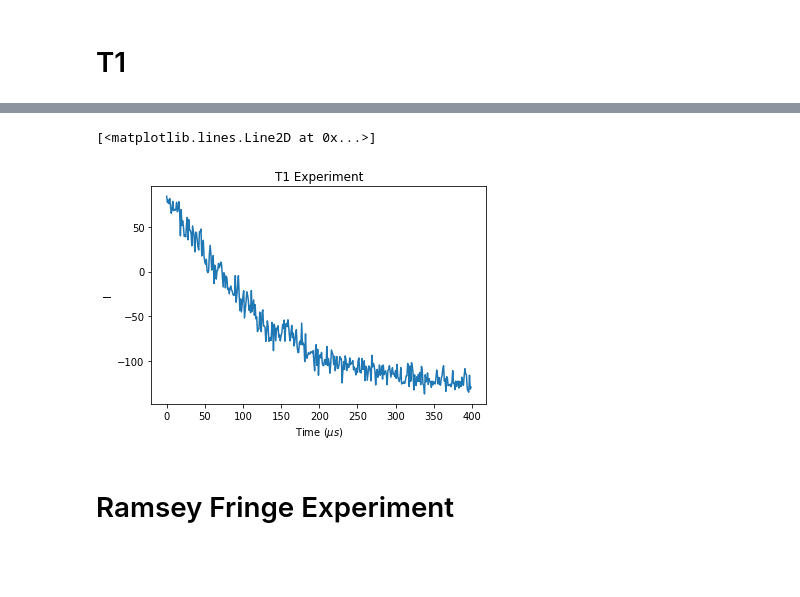
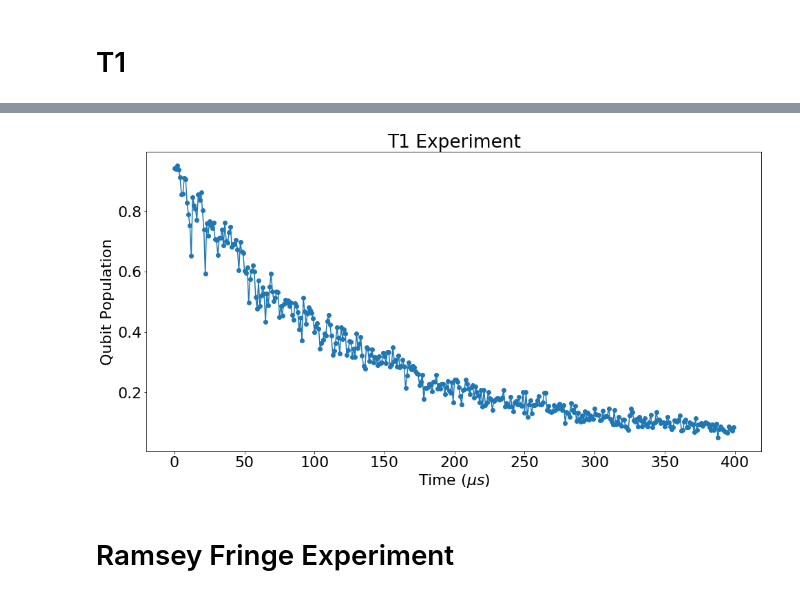
Before and after one commit to openquantumhardware/qick, a Jupyter notebook: pynq_demos/06_qubit_demos.ipynb, the cells around one changed output, grey strips where cells are left out. Drawn from its saved outputs; the diff is of its cells as text; code cells hidden in the pictures; blank space fills up the shorter version.

```diff
--- a/pynq_demos/06_qubit_demos.ipynb
+++ b/pynq_demos/06_qubit_demos.ipynb
@@ -194,15 +194,13 @@ for f in tqdm(fpts):
 
 results=np.transpose(results)
 
+amps=np.abs(results[0][0]+1j*results[0][1])
+
 plt.figure(dpi=300)
 plt.subplot(111,title="Resonator Spectroscopy", xlabel="Resonator Frequency (MHz)", ylabel="Amp. (adc level)")
 
-#plt.plot(fpts, results[5],'.-')
-plt.plot(fpts, results[2],'.-')
-max_freq=fpts[np.argmax(results[5])]
-f_res=max_freq
-print(max_freq, max(results[5]))
-#axvline(f_res+.18)
+plt.plot(fpts, amps,'o-')
+max_freq=fpts[np.argmax(amps)]
 plt.show()
 # %% [output]
 [interactive output not drawn]
@@ -234,8 +231,8 @@ class SingleShotProgram(RAveragerProgram):
 
         # add qubit and readout pulses to respective channels
         self.add_pulse(ch=self.cfg["qubit_ch"], name="qubit",style="arb",
-                       idata=gauss(mu=cfg["sigma"]*16*4/2,si=cfg["sigma"]*16,length=4*cfg["sigma"]*16,maxv=32000),
-                       qdata=0*gauss(mu=cfg["sigma"]*16*4/2,si=cfg["sigma"]*16,length=4*cfg["sigma"]*16,maxv=32000))
+                       idata=gauss(mu=cfg["sigma"]*16*4/2,si=cfg["sigma"]*16,length=4*cfg["sigma"]*16,maxv=2**15-1),
+                       qdata=0*gauss(mu=cfg["sigma"]*16*4/2,si=cfg["sigma"]*16,length=4*cfg["sigma"]*16,maxv=2**15-1))
         self.add_pulse(ch=self.cfg["res_ch"], name="measure",style="const", length=self.cfg["readout_length"])
 
         # pre-initialize pulses
@@ -282,8 +279,9 @@ config={**hw_cfg,**readout_cfg,**qubit_cfg,**expt_cfg} #combine configs
 ssp=SingleShotProgram(cfg=config)
 di0, dq0, di1, dq1 = ssp.acquire(soc, load_pulses=True,progress=True, debug=False)
 
-fid, angle = hist(data=[di0[0], dq0[0], di0[1], dq0[1]],  plot=True, ran=600)
-print('Optimal fidelity after rotation = %.3f' % fid)
+fid, threshold, angle = hist(data=[di0[0], dq0[0], di0[1], dq0[1]],  plot=True, ran=600)
+#print('Optimal fidelity after rotation = %.3f' % fid)
 readout_cfg["res_phase"]=deg2reg(-angle*180/pi)
+readout_cfg["threshold"]=round(threshold)
 # %% [output]
 [interactive output not drawn]
@@ -473,7 +466,7 @@ class T1Program(RAveragerProgram):
         self.cfg["adc_freqs"]=[adcfreq(cfg["f_res"])]*2
 
         # add qubit and readout pulses to respective channels
-        self.add_pulse(ch=self.cfg["qubit_ch"], name="qubit",style="arb", idata=gauss(mu=cfg["sigma"]*16*4/2,si=cfg["sigma"]*16,length=4*cfg["sigma"]*16,maxv=32000))
+        self.add_pulse(ch=self.cfg["qubit_ch"], name="qubit",style="arb", idata=gauss(mu=cfg["sigma"]*16*4/2,si=cfg["sigma"]*16,length=4*cfg["sigma"]*16,maxv=2**15-1))
         self.add_pulse(ch=self.cfg["res_ch"], name="measure",style="const", length=self.cfg["readout_length"])
 
         # pre-initialize pulses
@@ -495,20 +488,19 @@ class T1Program(RAveragerProgram):
     def update(self):
         self.mathi(self.q_rp, self.r_wait, self.r_wait, '+', us2cycles(self.cfg["step"])) # update frequency list index
 # %%
-expt_cfg={ "start":0, "step":1, "expts":400, "reps": 200,
+expt_cfg={ "start":0, "step":1, "expts":400, "reps": 400,
         "relax_delay":750
        }
 config={**hw_cfg,**readout_cfg,**qubit_cfg,**expt_cfg} #combine configs
 
 t1p=T1Program(cfg=config)
 
-x_pts, avgi, avgq, avgamp  = t1p.acquire(soc, load_pulses=True, progress=True, debug=False)
-subplot(111, title="T1 Experiment", xlabel=f"Time ($\mu s$)", ylabel="I")
-plot(x_pts, avgi[0][0])
+x_pts, avgi, avgq = t1p.acquire(soc, threshold=readout_cfg["threshold"], load_pulses=True, progress=True, debug=False)
+subplot(111, title="T1 Experiment", xlabel=f"Time ($\mu s$)", ylabel="Qubit Population")
+plot(x_pts, avgi[0][0],'o-');
 # %% [output]
 [interactive output not drawn]
-[<matplotlib.lines.Line2D at 0x...>]
-[figure, old version]
+[figure, new version]
 # %% [markdown]
 # Ramsey Fringe Experiment
 # %%
```
Also changed, not shown: parts of 16 cells of this notebook, 2 other files.
